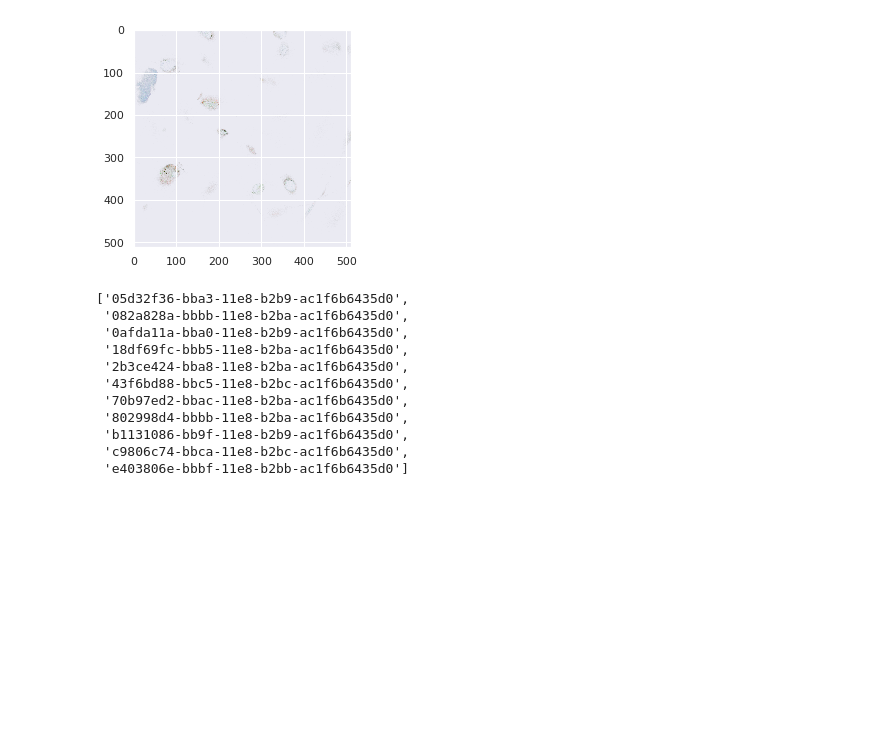
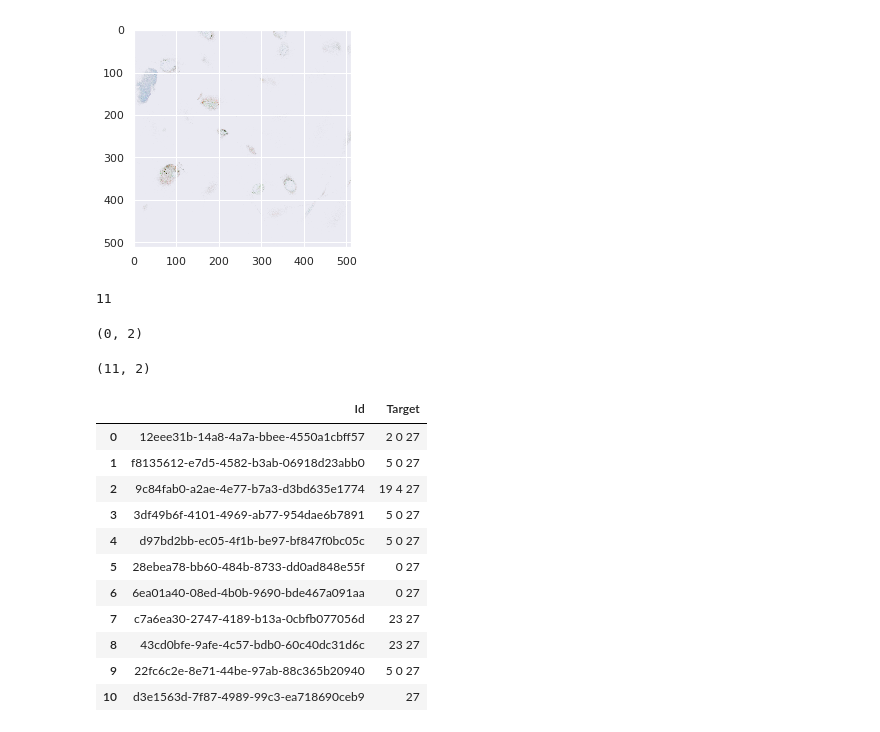
Before and after one commit to ChristophNeuner/human-protein-atlas-image-classification, a Jupyter notebook: train_data_preprop_against_imbalance.ipynb, the cells around one changed output. Saved outputs shown, nothing was run; the diff lists cells and outputs as text; code cells hidden in the pictures; blank space fills up the shorter version.

```diff
--- a/train_data_preprop_against_imbalance.ipynb
+++ b/train_data_preprop_against_imbalance.ipynb
@@ -263,17 +278,9 @@ plt.show()
 [figure]
 [figure]
 # %%
+#rare_classes = ['Rods & rings', 'Microtubule ends', 'Lysosomes']
 rare_classes = ['Rods & rings']
-result = get_rare_cls_id_list(rare_cls=rare_classes, df=train_labels);result
+result = get_rare_cls_id_list(rare_cls=rare_classes, df=train_labels)
+len(result)
 # %% [output]
-['05d32f36-bba3-11e8-b2b9-ac1f6b6435d0',
- '082a828a-bbbb-11e8-b2ba-ac1f6b6435d0',
- '0afda11a-bba0-11e8-b2b9-ac1f6b6435d0',
- '18df69fc-bbb5-11e8-b2ba-ac1f6b6435d0',
- '2b3ce424-bba8-11e8-b2ba-ac1f6b6435d0',
- '43f6bd88-bbc5-11e8-b2bc-ac1f6b6435d0',
- '70b97ed2-bbac-11e8-b2ba-ac1f6b6435d0',
- '802998d4-bbbb-11e8-b2ba-ac1f6b6435d0',
- 'b1131086-bb9f-11e8-b2b9-ac1f6b6435d0',
- 'c9806c74-bbca-11e8-b2bc-ac1f6b6435d0',
- 'e403806e-bbbf-11e8-b2bb-ac1f6b6435d0']
+11
@@ -282,0 +291,4 @@ for i in result:
+# %%
+train_multi_df.shape
+# %% [output]
+(0, 2)
@@ -282,0 +303,19 @@ for i in result:
+# %%
+train_multi_df.shape
+# %% [output]
+(11, 2)
+# %%
+train_multi_df
+# %% [output]
+|  | Id | Target |
+| 0 | 12eee31b-14a8-4a7a-bbee-4550a1cbff57 | 2 0 27 |
+| 1 | f8135612-e7d5-4582-b3ab-06918d23abb0 | 5 0 27 |
+| 2 | 9c84fab0-a2ae-4e77-b7a3-d3bd635e1774 | 19 4 27 |
+| 3 | 3df49b6f-4101-4969-ab77-954dae6b7891 | 5 0 27 |
+| 4 | d97bd2bb-ec05-4f1b-be97-bf847f0bc05c | 5 0 27 |
+| 5 | 28ebea78-bb60-484b-8733-dd0ad848e55f | 0 27 |
+| 6 | 6ea01a40-08ed-4b0b-9690-bde467a091aa | 0 27 |
+| 7 | c7a6ea30-2747-4189-b13a-0cbfb077056d | 23 27 |
+| 8 | 43cd0bfe-9afe-4c57-bdb0-60c40dc31d6c | 23 27 |
+| 9 | 22fc6c2e-8e71-44be-97ab-88c365b20940 | 5 0 27 |
+| 10 | d3e1563d-7f87-4989-99c3-ea718690ceb9 | 27 |
```
Also changed, not shown: parts of 13 cells of this notebook, 3 other files.
